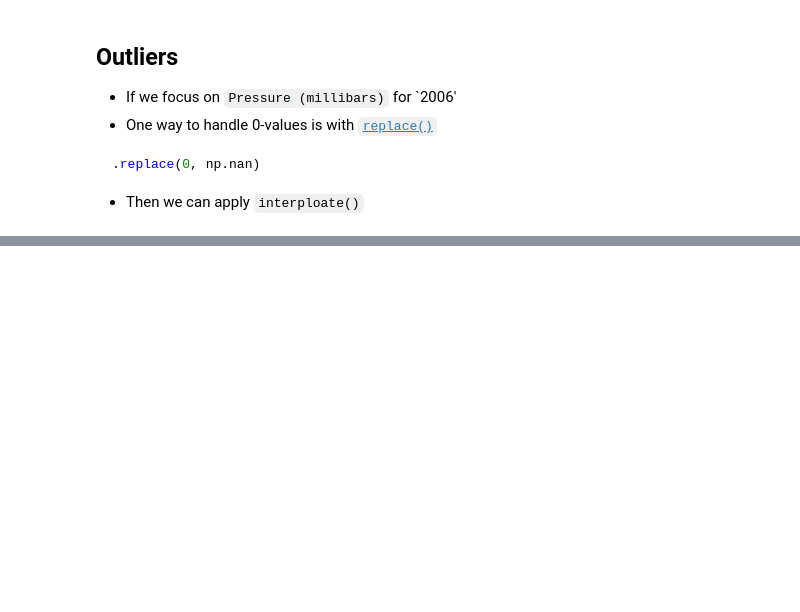
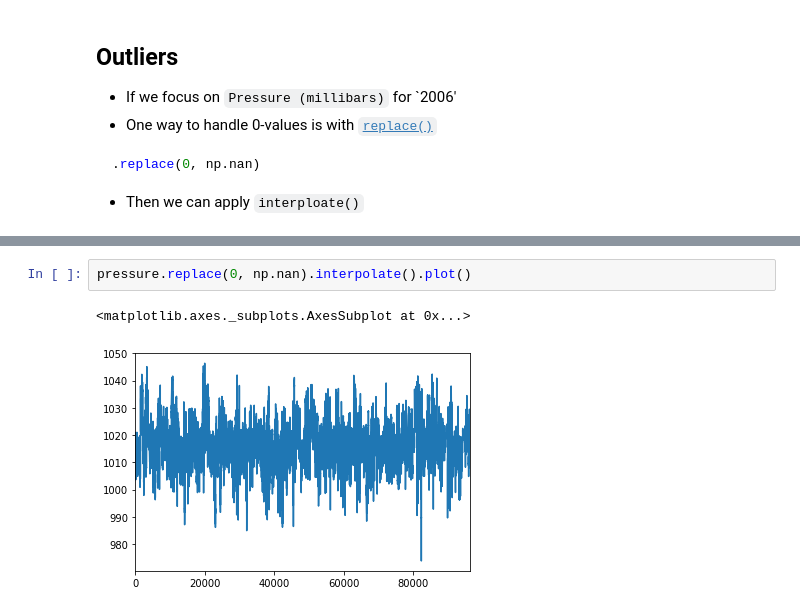
Before and after one commit to 1zulkifel/DATA_SCIENCE_, a Jupyter notebook: DATA_Sience_Starters/09 - Cleaning Data.ipynb, the cells around one changed output, grey strips where cells are left out. Saved outputs shown, nothing was run; the diff lists cells and outputs as text; blank space fills up the shorter version.

```diff
--- a/DATA_Sience_Starters/09 - Cleaning Data.ipynb
+++ b/DATA_Sience_Starters/09 - Cleaning Data.ipynb
@@ -91,0 +283,5 @@ idx[~mask]
+# %%
+pressure.replace(0, np.nan).interpolate().plot()
+# %% [output]
+<matplotlib.axes._subplots.AxesSubplot at 0x...>
+[figure, added]
```
Also changed, not shown: parts of 30 cells of this notebook, 5 other files.
